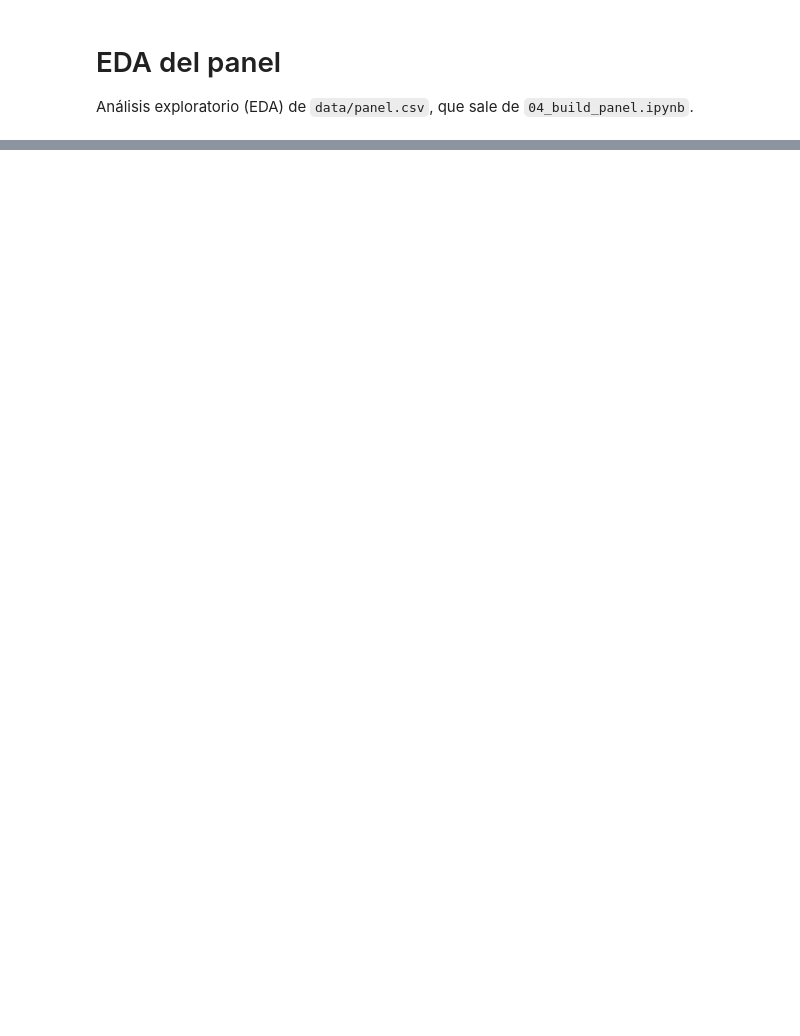
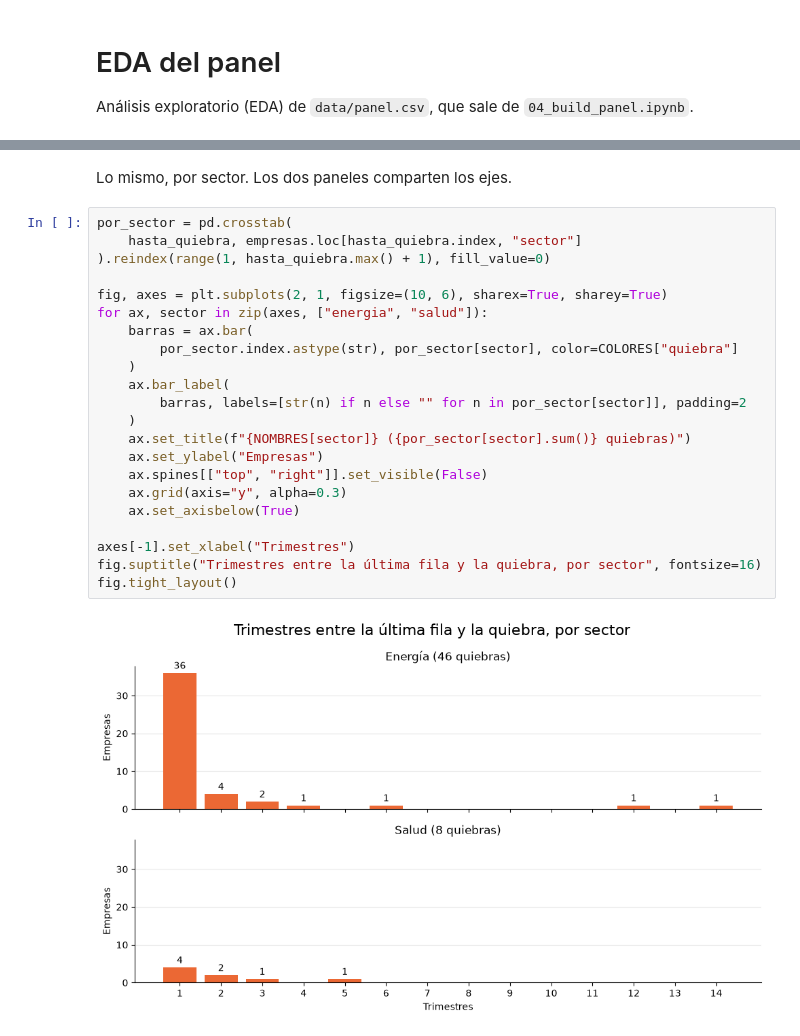
Before and after one commit to EbnerLautaro/MAI-Diplodatos, a Jupyter notebook: src/05_eda_panel.ipynb, the cells around one changed output, grey strips where cells are left out. Drawn from its saved outputs; the diff is of its cells as text; blank space fills up the shorter version.

```diff
--- a/src/05_eda_panel.ipynb
+++ b/src/05_eda_panel.ipynb
@@ -45,0 +202,26 @@ panel
+# %% [markdown]
+Lo mismo, por sector. Los dos paneles comparten los ejes.
+# %%
+por_sector = pd.crosstab(
+    hasta_quiebra, empresas.loc[hasta_quiebra.index, "sector"]
+).reindex(range(1, hasta_quiebra.max() + 1), fill_value=0)
+
+fig, axes = plt.subplots(2, 1, figsize=(10, 6), sharex=True, sharey=True)
+for ax, sector in zip(axes, ["energia", "salud"]):
+    barras = ax.bar(
+        por_sector.index.astype(str), por_sector[sector], color=COLORES["quiebra"]
+    )
+    ax.bar_label(
+        barras, labels=[str(n) if n else "" for n in por_sector[sector]], padding=2
+    )
+    ax.set_title(f"{NOMBRES[sector]} ({por_sector[sector].sum()} quiebras)")
+    ax.set_ylabel("Empresas")
+    ax.spines[["top", "right"]].set_visible(False)
+    ax.grid(axis="y", alpha=0.3)
+    ax.set_axisbelow(True)
+
+axes[-1].set_xlabel("Trimestres")
+fig.suptitle("Trimestres entre la última fila y la quiebra, por sector", fontsize=16)
+fig.tight_layout()
+# %% [output]
+[figure, added]
```
Also changed, not shown: parts of 25 cells of this notebook, 14 other files.
